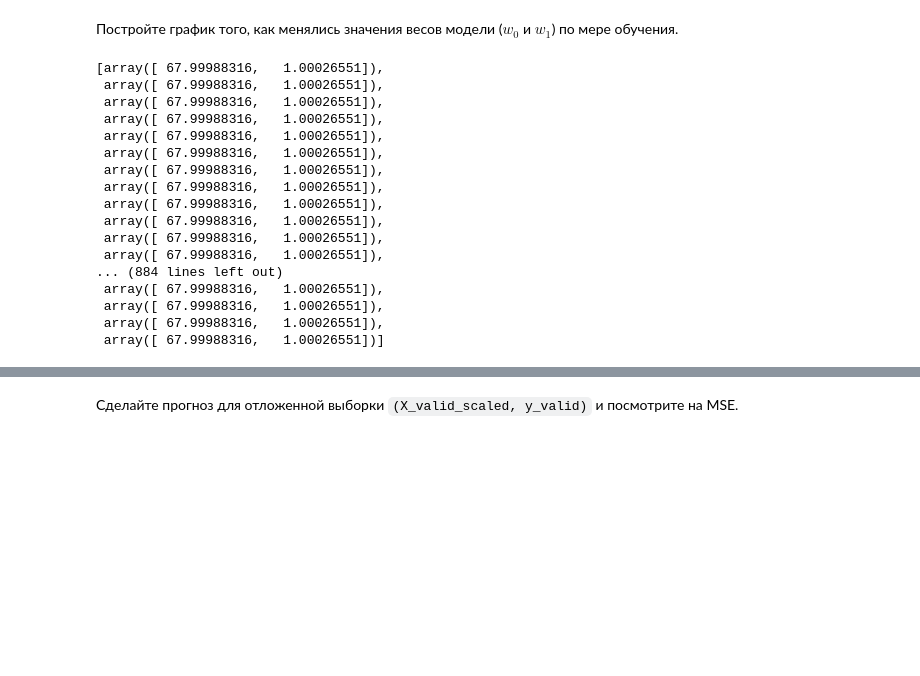
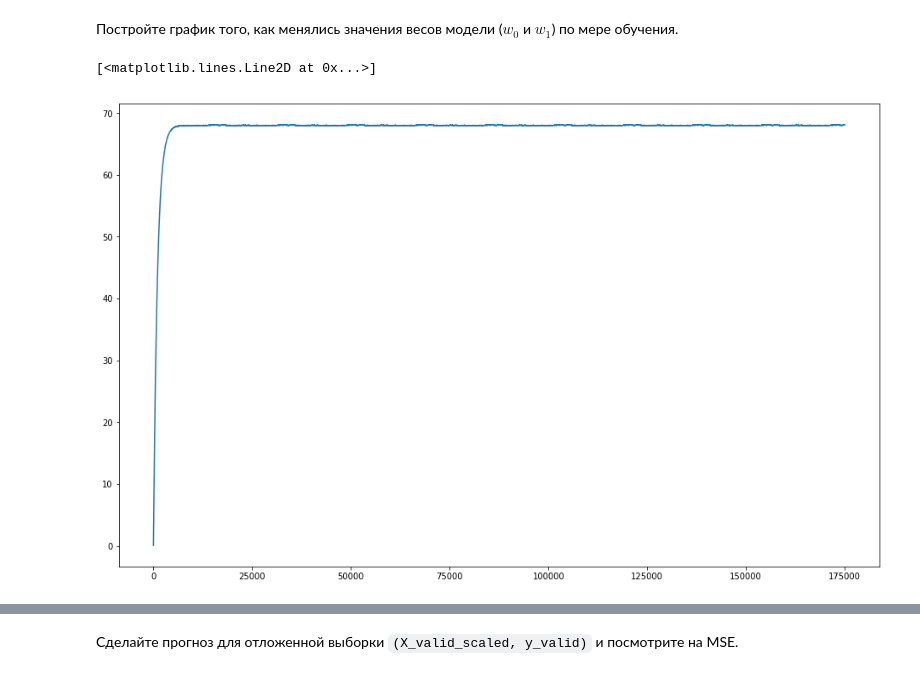
Before and after one commit to yuliok0715/ODS-course, a Jupyter notebook: 08_Vowpal_wabbit/hw8_part1_implement_sgd.ipynb, the cells around one changed output, grey strips where cells are left out. Saved outputs shown, nothing was run; the diff lists cells and outputs as text; code cells hidden in the pictures; blank space fills up the shorter version.

```diff
--- a/08_Vowpal_wabbit/hw8_part1_implement_sgd.ipynb
+++ b/08_Vowpal_wabbit/hw8_part1_implement_sgd.ipynb
@@ -144,22 +145,7 @@ Min MSE: 2.7154204109720395, best weights: [ 67.99988316   1.00026551]
 Постройте график того, как менялись значения весов модели ($w_0$ и $w_1$) по мере обучения.
 # %%
 ''' ВАШ КОД ЗДЕСЬ '''
-regressor.weights_
+plt.plot([x[0] for x in regressor.weights_])
 # %% [output]
-[array([ 67.99988316,   1.00026551]),
- array([ 67.99988316,   1.00026551]),
- array([ 67.99988316,   1.00026551]),
- array([ 67.99988316,   1.00026551]),
- array([ 67.99988316,   1.00026551]),
- array([ 67.99988316,   1.00026551]),
- array([ 67.99988316,   1.00026551]),
- array([ 67.99988316,   1.00026551]),
- array([ 67.99988316,   1.00026551]),
- array([ 67.99988316,   1.00026551]),
- array([ 67.99988316,   1.00026551]),
- array([ 67.99988316,   1.00026551]),
-... (884 lines left out)
- array([ 67.99988316,   1.00026551]),
- array([ 67.99988316,   1.00026551]),
- array([ 67.99988316,   1.00026551]),
- array([ 67.99988316,   1.00026551])]
+[<matplotlib.lines.Line2D at 0x...>]
+[figure, added]
```
Also changed, not shown: parts of 29 cells of this notebook.
